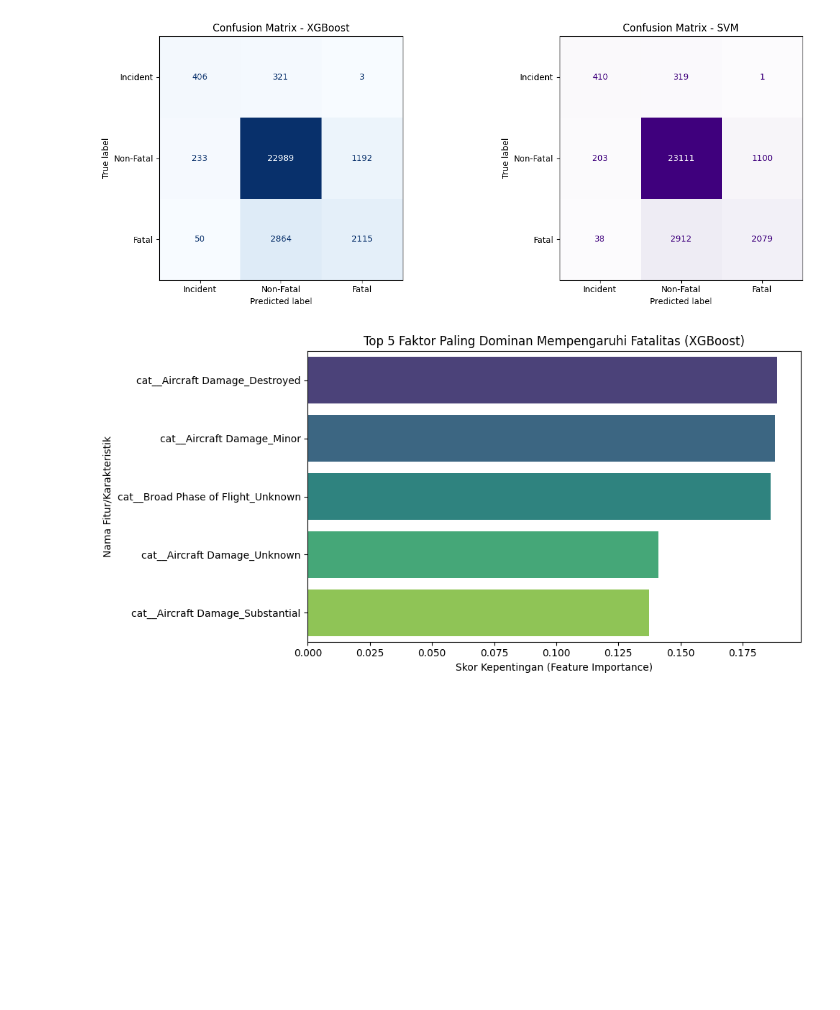
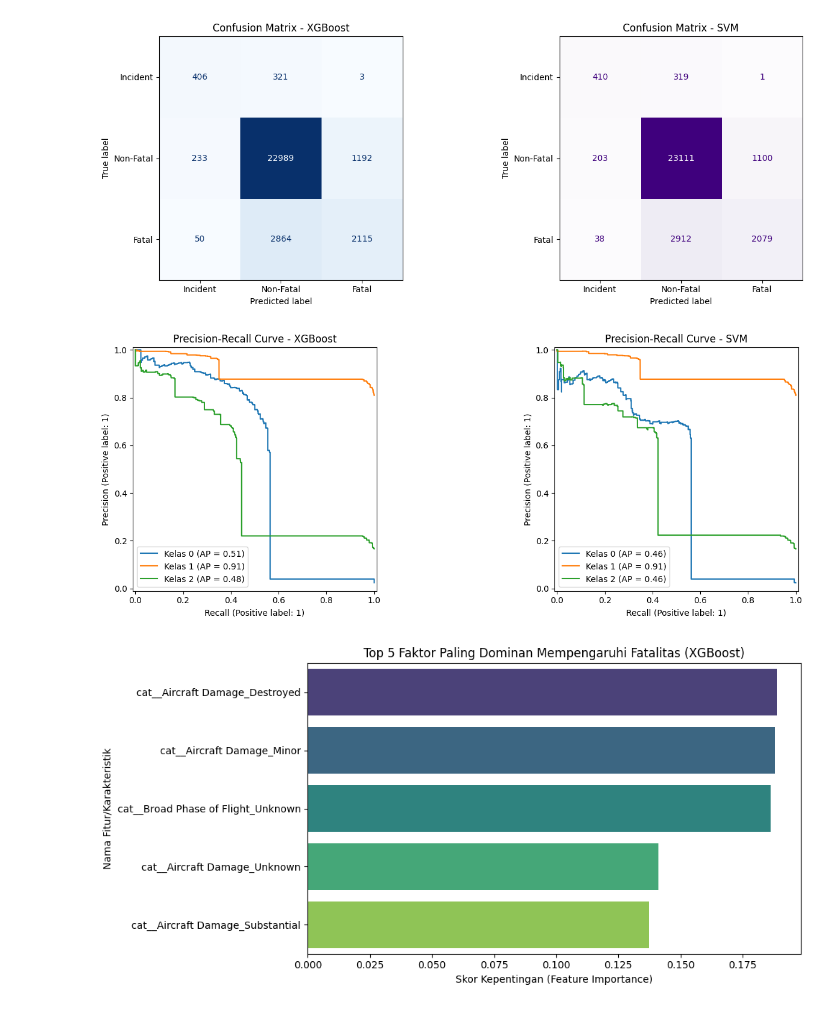
Before and after one commit to Amosszzn/analisis-risiko-penerbangan, a Jupyter notebook: prediksi_keparahan_kecelakaan_pesawar_ml.ipynb, the cells around one changed output. Cells and saved outputs as stored; diff of their text form; code cells hidden in the pictures; blank space fills up the shorter version.

```diff
--- a/prediksi_keparahan_kecelakaan_pesawar_ml.ipynb
+++ b/prediksi_keparahan_kecelakaan_pesawar_ml.ipynb
@@ -394,2 +399,17 @@ SVM selesai dalam: 5.16 detik
 
 --- SEMUA MODEL BERHASIL DILATIH! ---
+# %%
+# Menggunakan StratifiedKFold agar proporsi kelas terjaga di setiap fold
+cv = StratifiedKFold(n_splits=5, shuffle=True, random_state=42)
+
+# Definisikan model dalam dictionary
+models = {
+    'XGBoost': xgb_model,
+    'SVM': svm_model
+}
+
+# Evaluasi cross-validation perbandingan model
+print("--- PERBANDINGAN CROSS-VALIDATION (F1-Macro) ---")
+for name, model in models.items():
+    cv_scores = cross_val_score(model, X_train_resampled, y_train_resampled, cv=cv, scoring='f1_macro', n_jobs=-1)
+    print(f"{name}: {cv_scores.mean():.4f} (+/- {cv_scores.std():.4f})")
@@ -498,6 +564,26 @@ plt.tight_layout()
 plt.show()
 # %% [output]
 [figure]
+# %%
+# Binarize labels untuk PR Curve
+y_test_bin = label_binarize(y_test, classes=[0, 1, 2])
+n_classes = 3
+
+fig, ax = plt.subplots(1, 2, figsize=(15, 5))
+
+for i, model in enumerate([xgb_model, svm_model]):
+    name = 'XGBoost' if i == 0 else 'SVM'
+    y_score = model.predict_proba(X_test)
+
+    # Plot PR Curve per kelas
+    for c in range(n_classes):
+        PrecisionRecallDisplay.from_predictions(y_test_bin[:, c], y_score[:, c], ax=ax[i], name=f'Kelas {c}')
+    ax[i].set_title(f'Precision-Recall Curve - {name}')
+
+plt.tight_layout()
+plt.show()
+# %% [output]
+[figure, added]
 # %%
 plt.figure(figsize=(10, 5))
 
```
Also changed, not shown: parts of 18 cells of this notebook, 3 other files.
